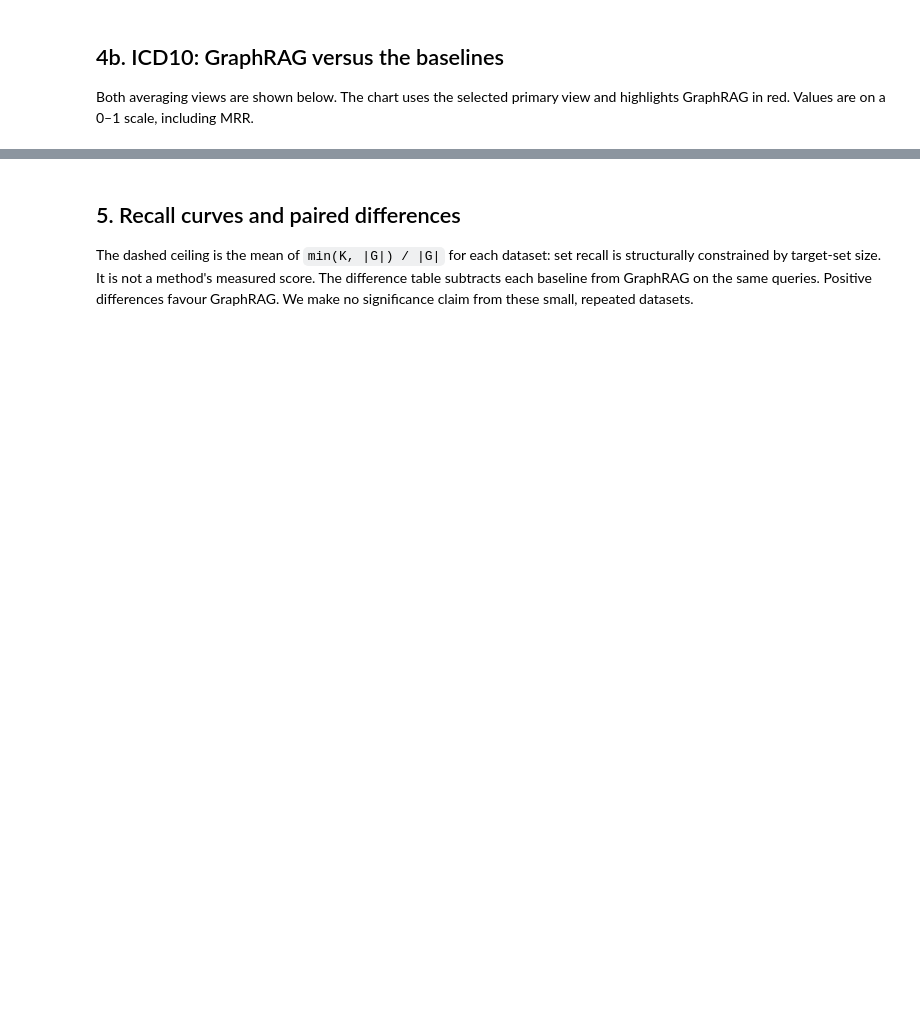
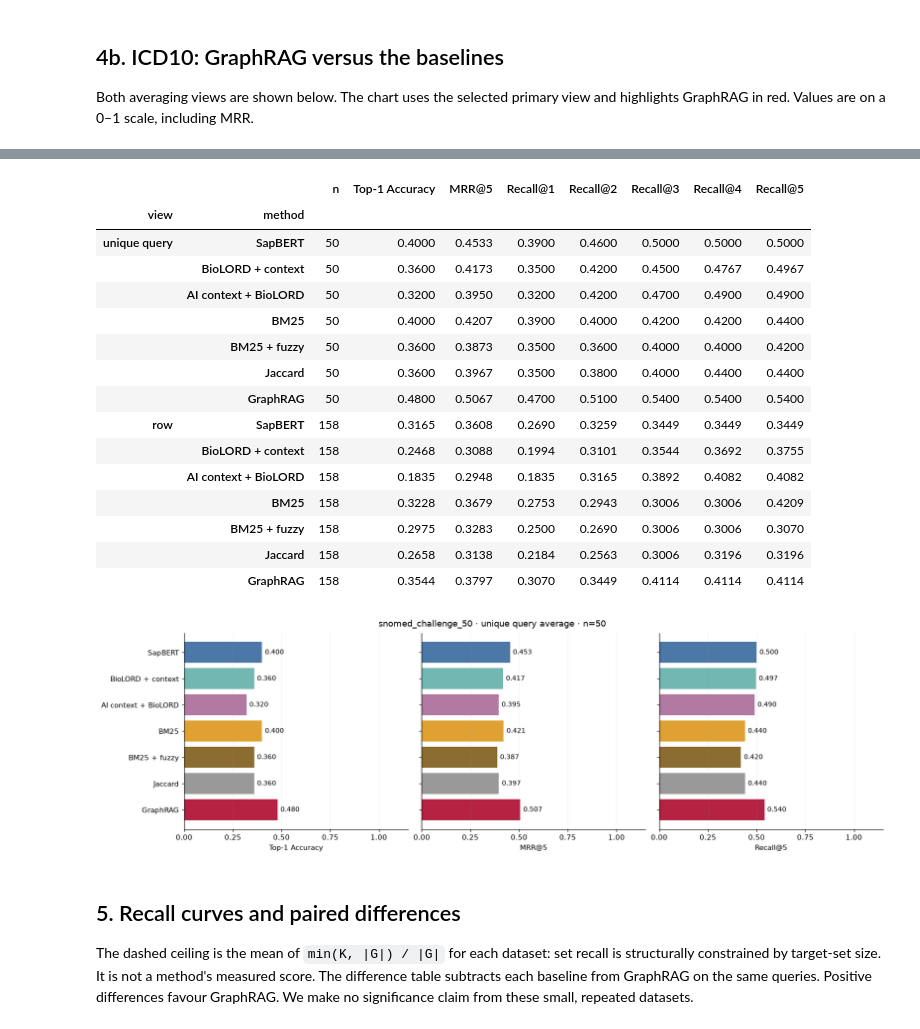
Before and after one commit to mediversekth/concept-normalisation, a Jupyter notebook: graphrag_baseline_evaluation.ipynb, the cells around one changed output, grey strips where cells are left out. Drawn from its saved outputs; the diff is of its cells as text; code cells hidden in the pictures; blank space fills up the shorter version.

```diff
--- a/graphrag_baseline_evaluation.ipynb
+++ b/graphrag_baseline_evaluation.ipynb
@@ -191,3 +194,27 @@ evaluation.plot_method_comparison(
+# %%
+display(evaluation.dataset_score_table(scores, "snomed_challenge_50", KS, MRR_DEPTH))
+evaluation.plot_method_comparison(
+    scores, "snomed_challenge_50", ks=KS, mrr_depth=MRR_DEPTH,
+    view=PRIMARY_VIEW, output_dir=OUTPUT,
+)
+# %% [output]
+|  |  | n | Top-1 Accuracy | MRR@5 | Recall@1 | Recall@2 | Recall@3 | Recall@4 | Recall@5 |
+| view | method |  |  |  |  |  |  |  |  |
+| unique query | SapBERT | 50 | 0.4000 | 0.4533 | 0.3900 | 0.4600 | 0.5000 | 0.5000 | 0.5000 |
+|  | BioLORD + context | 50 | 0.3600 | 0.4173 | 0.3500 | 0.4200 | 0.4500 | 0.4767 | 0.4967 |
+|  | AI context + BioLORD | 50 | 0.3200 | 0.3950 | 0.3200 | 0.4200 | 0.4700 | 0.4900 | 0.4900 |
+|  | BM25 | 50 | 0.4000 | 0.4207 | 0.3900 | 0.4000 | 0.4200 | 0.4200 | 0.4400 |
+|  | BM25 + fuzzy | 50 | 0.3600 | 0.3873 | 0.3500 | 0.3600 | 0.4000 | 0.4000 | 0.4200 |
+|  | Jaccard | 50 | 0.3600 | 0.3967 | 0.3500 | 0.3800 | 0.4000 | 0.4400 | 0.4400 |
+|  | GraphRAG | 50 | 0.4800 | 0.5067 | 0.4700 | 0.5100 | 0.5400 | 0.5400 | 0.5400 |
+| row | SapBERT | 158 | 0.3165 | 0.3608 | 0.2690 | 0.3259 | 0.3449 | 0.3449 | 0.3449 |
+|  | BioLORD + context | 158 | 0.2468 | 0.3088 | 0.1994 | 0.3101 | 0.3544 | 0.3692 | 0.3755 |
+|  | AI context + BioLORD | 158 | 0.1835 | 0.2948 | 0.1835 | 0.3165 | 0.3892 | 0.4082 | 0.4082 |
+|  | BM25 | 158 | 0.3228 | 0.3679 | 0.2753 | 0.2943 | 0.3006 | 0.3006 | 0.4209 |
+|  | BM25 + fuzzy | 158 | 0.2975 | 0.3283 | 0.2500 | 0.2690 | 0.3006 | 0.3006 | 0.3070 |
+|  | Jaccard | 158 | 0.2658 | 0.3138 | 0.2184 | 0.2563 | 0.3006 | 0.3196 | 0.3196 |
+|  | GraphRAG | 158 | 0.3544 | 0.3797 | 0.3070 | 0.3449 | 0.4114 | 0.4114 | 0.4114 |
+[figure, added]
 # %% [markdown]
 ## 5. Recall curves and paired differences
 
```
Also changed, not shown: parts of 12 cells of this notebook, 8 other files.
